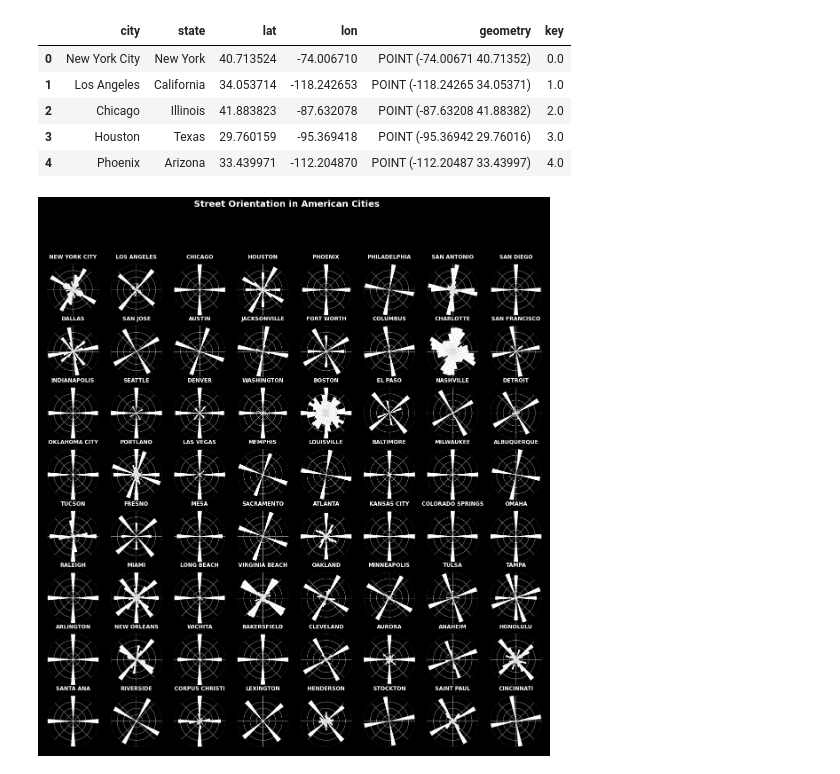
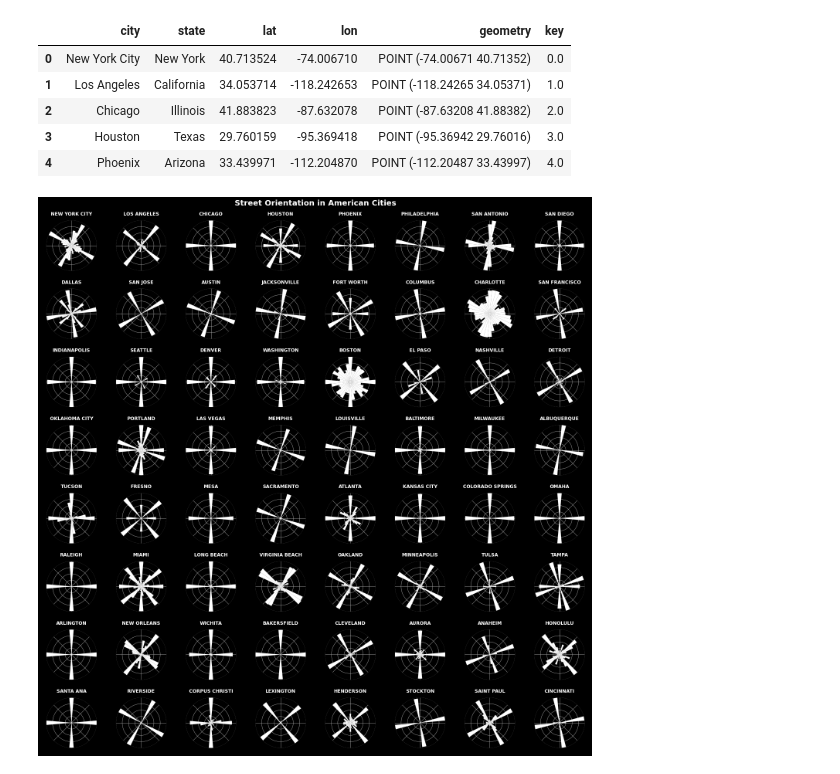
Before and after one commit to asrenninger/wrangling, a Jupyter notebook: python/morphology.ipynb, the cells around one changed output. Saved outputs shown, nothing was run; the diff lists cells and outputs as text; code cells hidden in the pictures.

```diff
--- a/python/morphology.ipynb
+++ b/python/morphology.ipynb
@@ -75,0 +110,3 @@ bbox = ox.utils_geo.bbox_from_point((cities['lat'][0], cities['lon'][0]), 800, p
+# %%
+nodes = gpd.read_file("nodes_us.gpkg")
+edges = gpd.read_file("edges_us.gpkg")
@@ -75,0 +123,11 @@ bbox = ox.utils_geo.bbox_from_point((cities['lat'][0], cities['lon'][0]), 800, p
+# %%
+edge_linewidths = []
+
+for _, _, d in G.edges(keys=False, data=True):
+    street_type = re.sub(r'\,.*', '', d["highway"])
+    street_type = re.sub(r'\W+', '', street_type)
+
+    if street_type in street_widths:
+        edge_linewidths.append(street_widths[street_type])
+    else:
+        edge_linewidths.append(default_width)
@@ -76,4 +152,6 @@ bbox = ox.utils_geo.bbox_from_point((cities['lat'][0], cities['lon'][0]), 800, p
 # %%
+import re
+
 fig, axs = plt.subplots(8, 8, figsize=(20, 20),
                         facecolor='k',
                         constrained_layout=True,
@@ -83,14 +161,12 @@ axs = axs.ravel()
 
 for i in np.arange(0, 64):
 
-    G = ox.graph_from_point((cities['lat'][i], cities['lon'][i]),
-                            dist=1000,
-                            network_type='all')
+    city = cities.city[i]
 
-    gdfs = ox.graph_to_gdfs(G)
+    node = nodes[nodes['city']==city]
+    edge = edges[edges['city']==city]
 
-    node = gdfs[0]
-    edge = gdfs[1]
+    G = ox.graph_from_gdfs(node, edge)
 
     edge_linewidths = []
 
@@ -191,7 +267,7 @@ def polar_plot(ax, bearings, n=36, title=''):
 
     bins = np.arange(n + 1) * 360 / n
     count = count_and_merge(n, bearings)
-    _, division = np.histogram(bearings, bins=bins)
+    _ , division = np.histogram(bearings, bins=bins)
     frequency = count / count.sum()
     division = division[0:-1]
     width =  2 * np.pi / n
@@ -221,8 +297,6 @@ def polar_plot(ax, bearings, n=36, title=''):
     xticklabels = ['N', '', 'E', '', 'S', '', 'W', '']
     ax.set_xticklabels(labels=xticklabels, fontdict=xtick_font)
     ax.tick_params(axis='x', which='major', pad=-2)
-
-    ax.margins(0)
 # %%
 cities['key'] = pd.Series(np.array(list(bearings.keys())), dtype = 'int')
 cities.head()
@@ -243,20 +317,22 @@ trim = reset.loc[keys, :]
 # %%
 n = 64
 ncols = int(np.ceil(np.sqrt(n)))
 nrows = int(np.ceil(n / ncols))
 figsize = (ncols * 5, nrows * 5)
 fig, axs = plt.subplots(nrows, ncols,
-                         facecolor='k',
-                         figsize=(20,20),
-                         subplot_kw={'projection':'polar'})
+                        facecolor='k',
+                        figsize=(20,20),
+                        constrained_layout=True,
+                        subplot_kw={'projection':'polar',
+                                    'aspect': 'equal'})
 
 for ax, city in zip(axs.flat, plots):
     polar_plot(ax, bearings[city], title=trim.city[city])
 
 fig.suptitle('Street Orientation in American Cities', color='w', size=20, weight='bold')
 fig.savefig('urban-orientation.png', facecolor=fig.get_facecolor(), dpi=120, bbox_inches='tight')
 # %% [output]
-[figure, old version]
+[figure, new version]
 # %%
 def plot_figure_ground(
     G=None,
```
Also changed, not shown: parts of 14 cells of this notebook.
